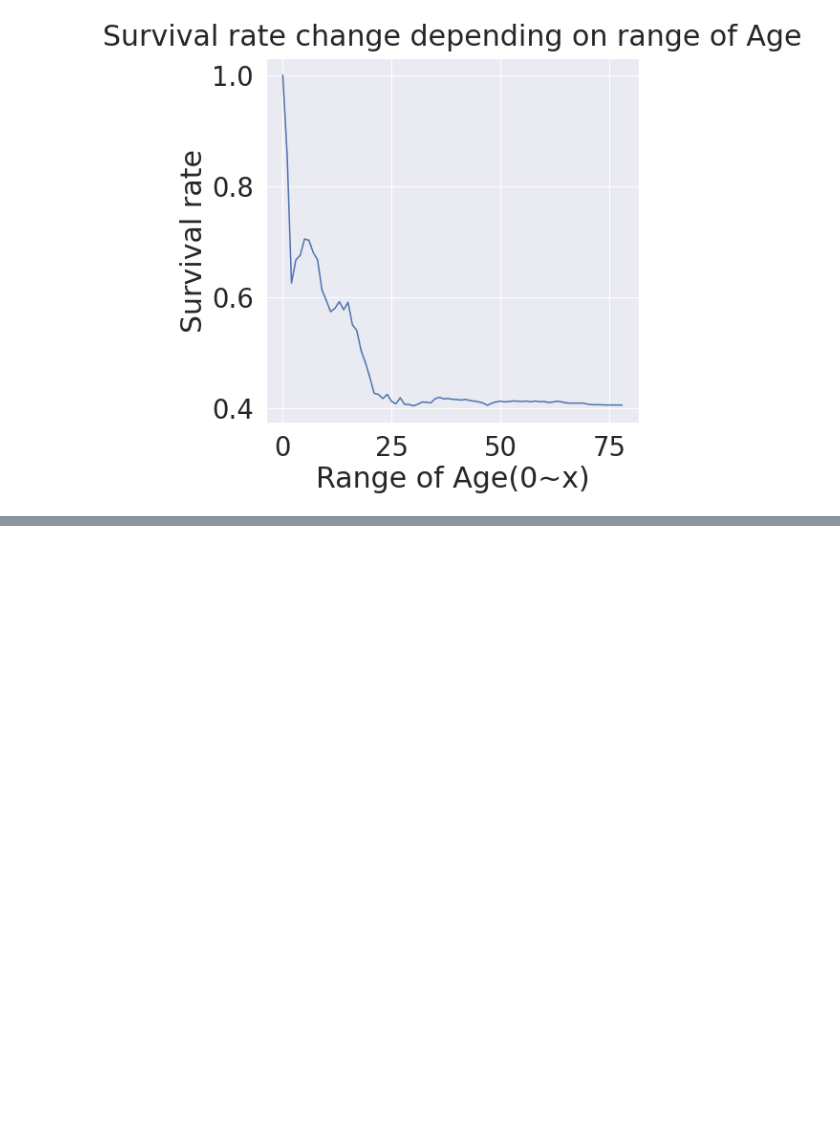
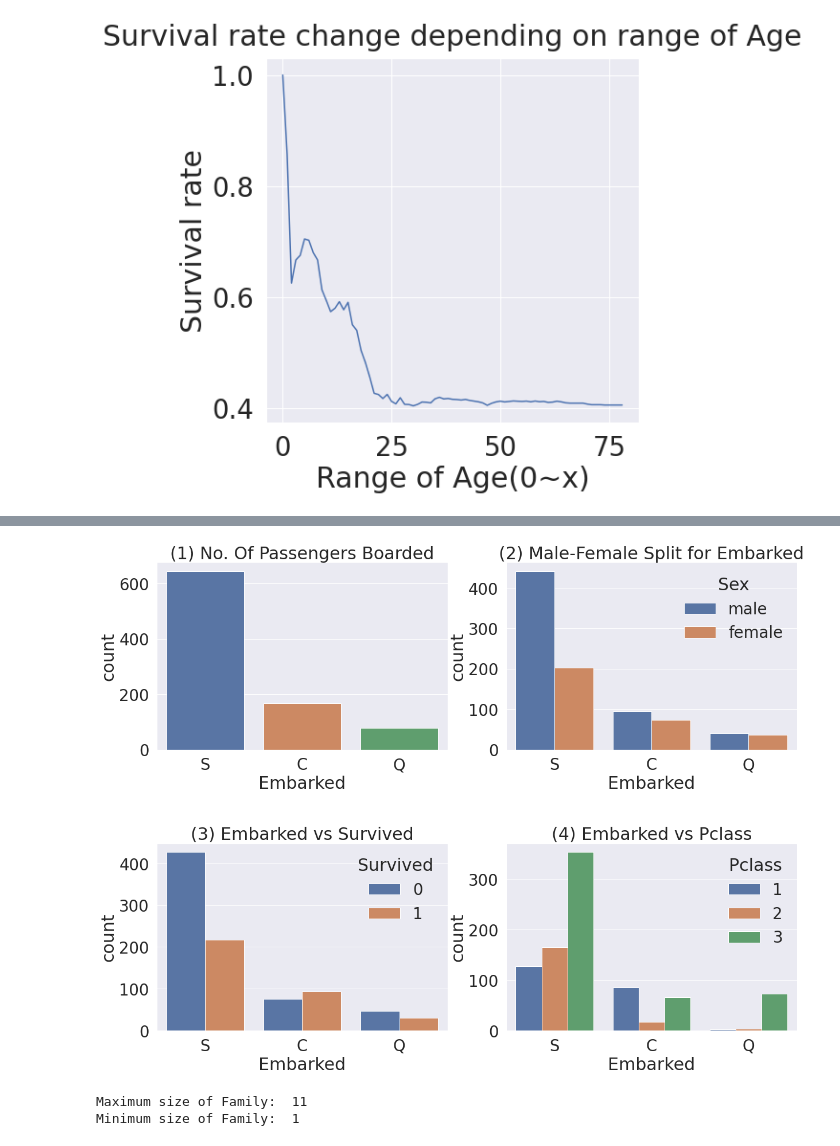
Before and after one commit to Library-of-jade/Kaggle_practice, a Jupyter notebook: level1/first/titani_tutorial.ipynb, the cells around one changed output, grey strips where cells are left out. Drawn from its saved outputs; the diff is of its cells as text; code cells hidden in the pictures; blank space fills up the shorter version.

```diff
--- a/level1/first/titani_tutorial.ipynb
+++ b/level1/first/titani_tutorial.ipynb
@@ -230,0 +248,14 @@ plt.show()
+# %%
+f, ax = plt.subplots(2, 2, figsize=(20,15))
+sns.countplot('Embarked', data=df_train, ax=ax[0,0])
+ax[0,0].set_title('(1) No. Of Passengers Boarded')
+sns.countplot('Embarked', hue='Sex', data=df_train, ax=ax[0,1])
+ax[0,1].set_title('(2) Male-Female Split for Embarked')
+sns.countplot('Embarked', hue='Survived', data=df_train, ax=ax[1,0])
+ax[1,0].set_title('(3) Embarked vs Survived')
+sns.countplot('Embarked', hue='Pclass', data=df_train, ax=ax[1,1])
+ax[1,1].set_title('(4) Embarked vs Pclass')
+plt.subplots_adjust(wspace=0.2, hspace=0.5)
+plt.show()
+# %% [output]
+[figure, added]
@@ -230,0 +265,6 @@ plt.show()
+# %%
+print("Maximum size of Family: ", df_train['FamilySize'].max())
+print("Minimum size of Family: ", df_train['FamilySize'].min())
+# %% [output]
+Maximum size of Family:  11
+Minimum size of Family:  1
```
Also changed, not shown: parts of 9 cells of this notebook.
